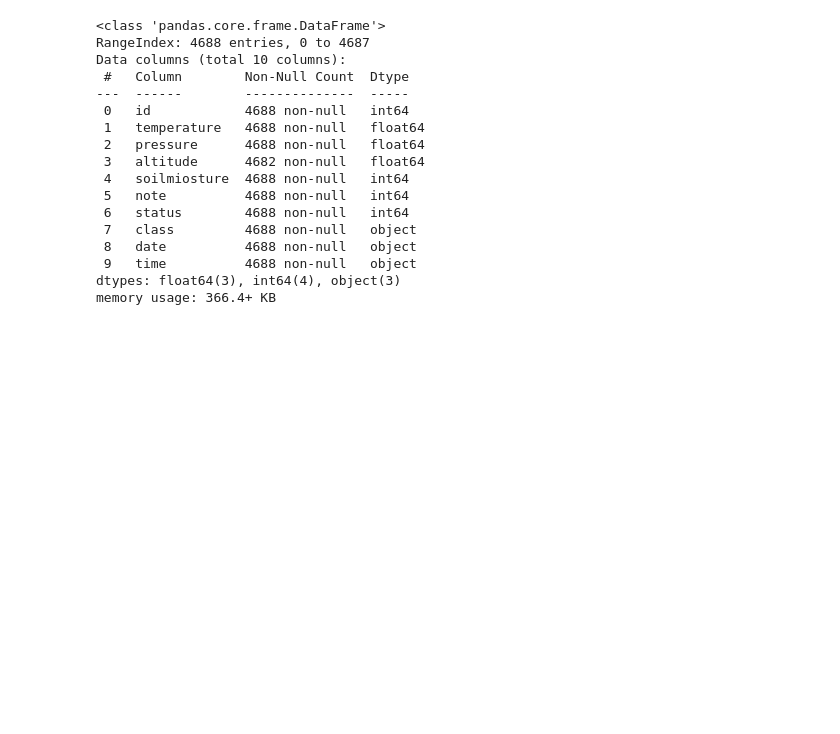
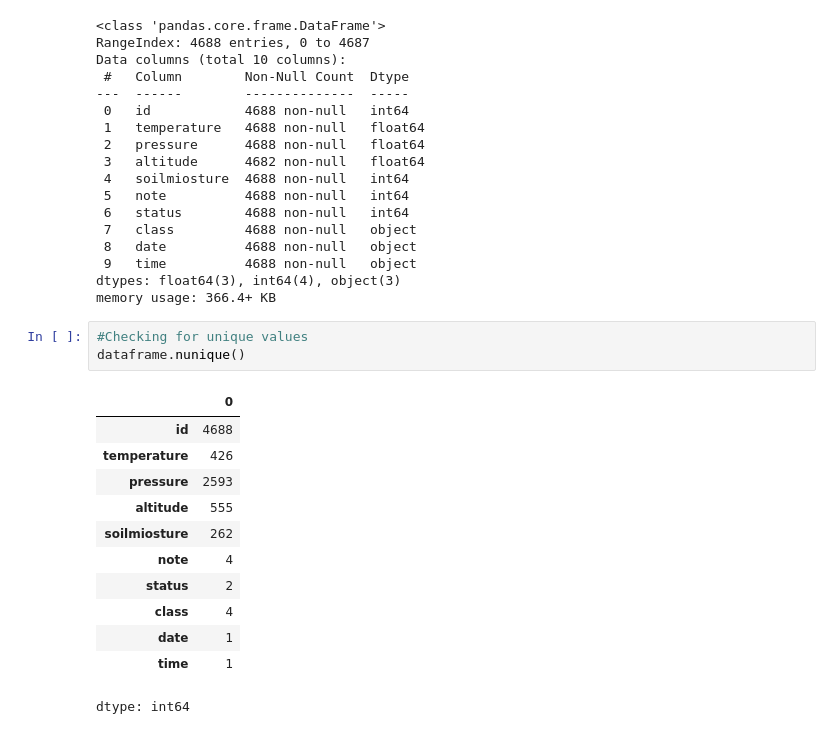
Before and after one commit to OMCHOKSI108/Smart_Agriculture_System, a Jupyter notebook: Irrigation_schedule.ipynb, the cells around one changed output. Saved outputs shown, nothing was run; the diff lists cells and outputs as text; blank space fills up the shorter version.

```diff
--- a/Irrigation_schedule.ipynb
+++ b/Irrigation_schedule.ipynb
@@ -93,3 +93,19 @@ Data columns (total 10 columns):
  9   time          4688 non-null   object
 dtypes: float64(3), int64(4), object(3)
 memory usage: 366.4+ KB
+# %%
+#Checking for unique values
+dataframe.nunique()
+# %% [output]
+|  | 0 |
+| id | 4688 |
+| temperature | 426 |
+| pressure | 2593 |
+| altitude | 555 |
+| soilmiosture | 262 |
+| note | 4 |
+| status | 2 |
+| class | 4 |
+| date | 1 |
+| time | 1 |
+dtype: int64
```
Also changed, not shown: parts of 6 cells of this notebook.
